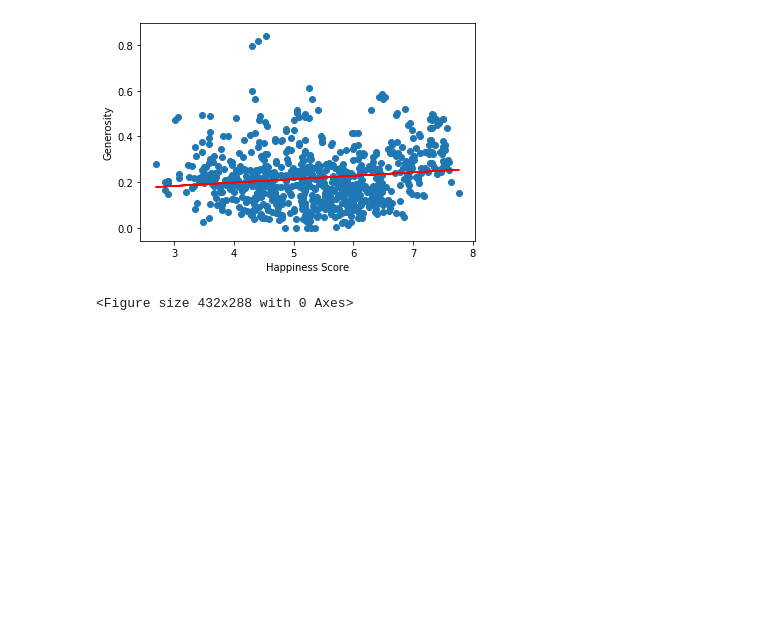
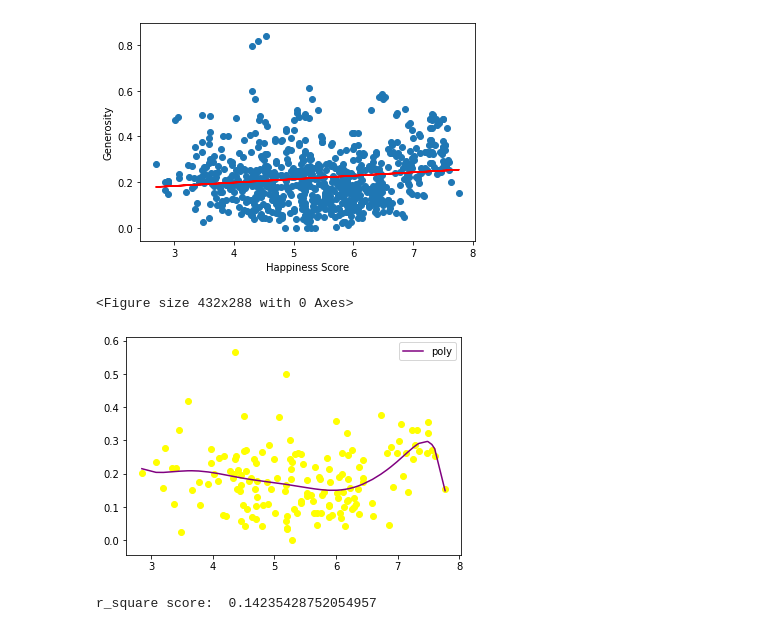
Before and after one commit to cquiroz31/G1_Project_1, a Jupyter notebook: clean_data.ipynb, the cells around one changed output. Drawn from its saved outputs; the diff is of its cells as text; code cells hidden in the pictures; blank space fills up the shorter version.

Commit message:
saving visuals

```diff
--- a/clean_data.ipynb
+++ b/clean_data.ipynb
@@ -410,3 +415,27 @@ plt.savefig('Graphs/final_generosity_score_lineregression.png')
 # %% [output]
 [figure]
 <Figure size 432x288 with 0 Axes>
+# %%
+x=df_2019.score.values.reshape(-1,1)
+y=df_2019["generosity"].values.reshape(-1,1)
+plt.scatter(df_2019["score"],df_2019["generosity"],color="yellow")
+
+polynomial_regression=PolynomialFeatures(degree=15)
+x_polynomial=polynomial_regression.fit_transform(x)
+
+#%% fit
+linear_regression2=LinearRegression()
+linear_regression2.fit(x_polynomial,y)
+
+#%%
+y_head2=linear_regression2.predict(x_polynomial)
+
+plt.plot(x,y_head2,color="purple",label="poly")
+plt.legend()
+plt.show()
+
+from sklearn.metrics import r2_score
+print("r_square score: ",r2_score(y,y_head2))
+# %% [output]
+[figure, added]
+r_square score:  0.14235428752054957
```
Also changed, not shown: parts of 15 cells of this notebook, 6 other files.
